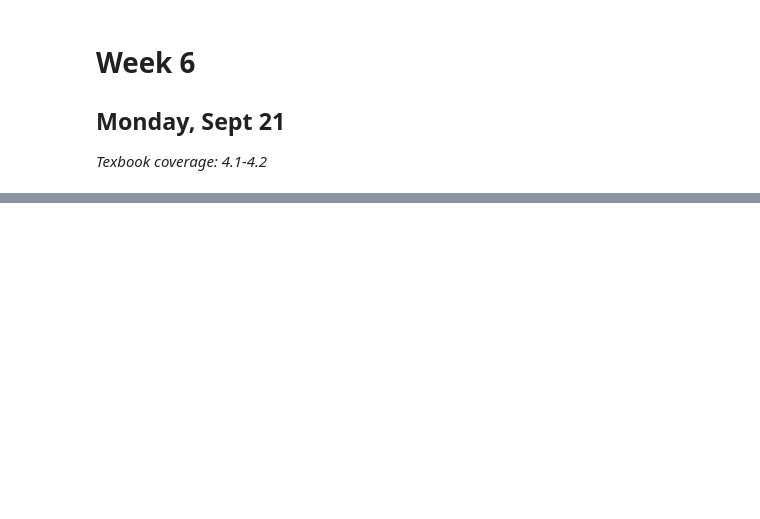
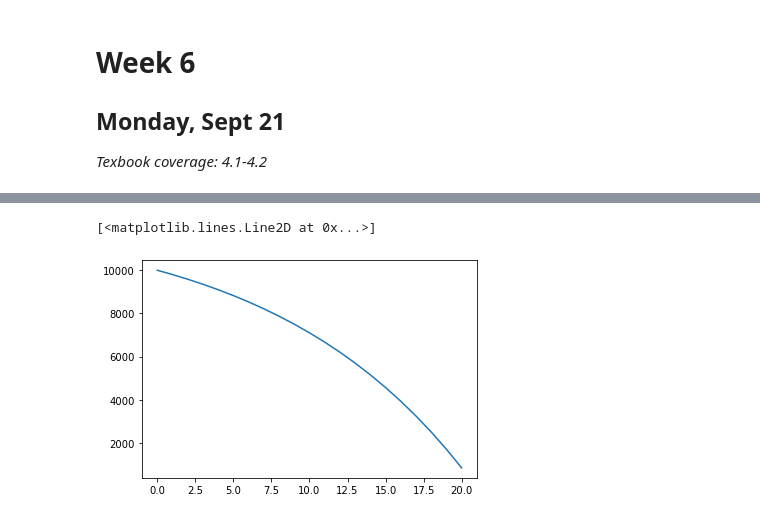
Before and after one commit to millera2/millera2.github.io, a Jupyter notebook: CS-111/Lec-06.ipynb, the cells around one changed output, grey strips where cells are left out. Saved outputs shown, nothing was run; the diff lists cells and outputs as text; code cells hidden in the pictures; blank space fills up the shorter version.

```diff
--- a/CS-111/Lec-06.ipynb
+++ b/CS-111/Lec-06.ipynb
@@ -69,0 +92,23 @@ Year|Population
+# %%
+def fishPop(p, rate, totalCatch):
+
+    population = p   #starting population
+
+    years = []
+    populations = []
+
+
+    #Look at population for next 10 years
+
+    print("Year|Population")
+
+    year = 0
+    while (population >0 and year < 100):
+        years.append(year)
+        populations.append(population)
+        formatString = "{0:^4}|{1:^10.2f}"
+        print(  formatString.format(year,population)   )
+        population = population*(1+rate)-totalCatch
+        year = year+1
+
+    return [years, populations]    # returning a list of lists: years and populations
@@ -69,0 +128,2 @@ Year|Population
+# %%
+modelResults = fishPop(10000, .08, 1000)
@@ -69,0 +172,5 @@ Year|Population
+# %%
+pyplot.plot(modelResults[0], modelResults[1])
+# %% [output]
+[<matplotlib.lines.Line2D at 0x...>]
+[figure, added]
```
Also changed, not shown: parts of 14 cells of this notebook, 6 other files.
